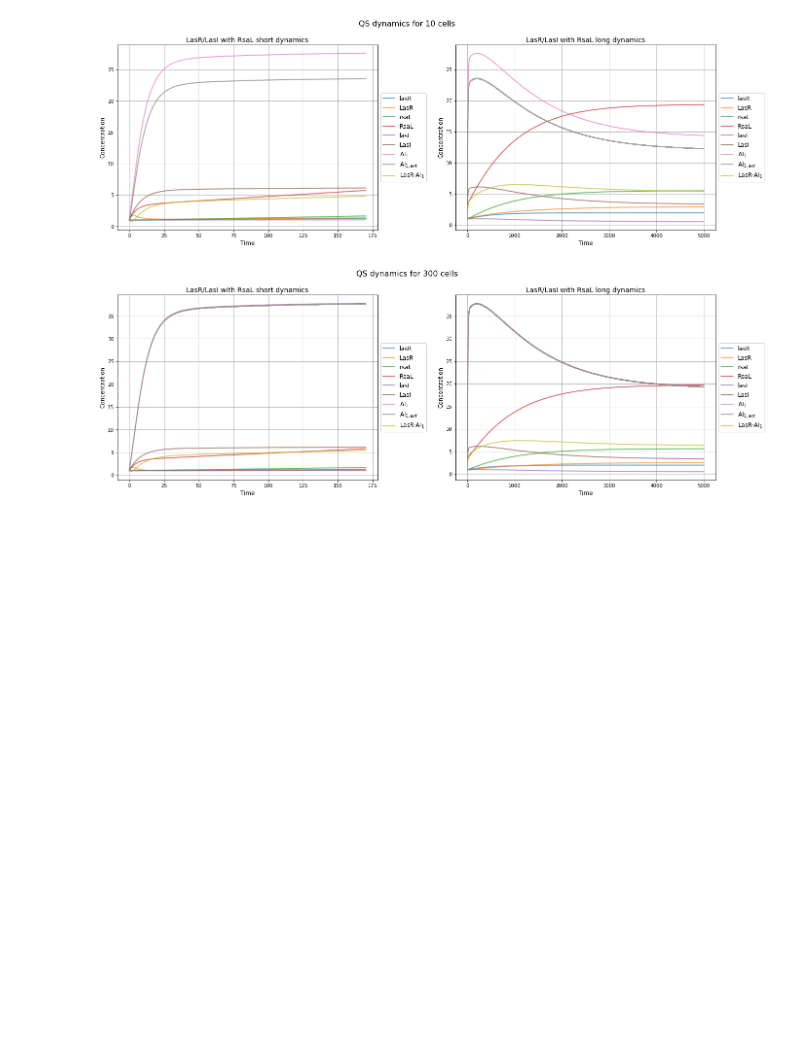
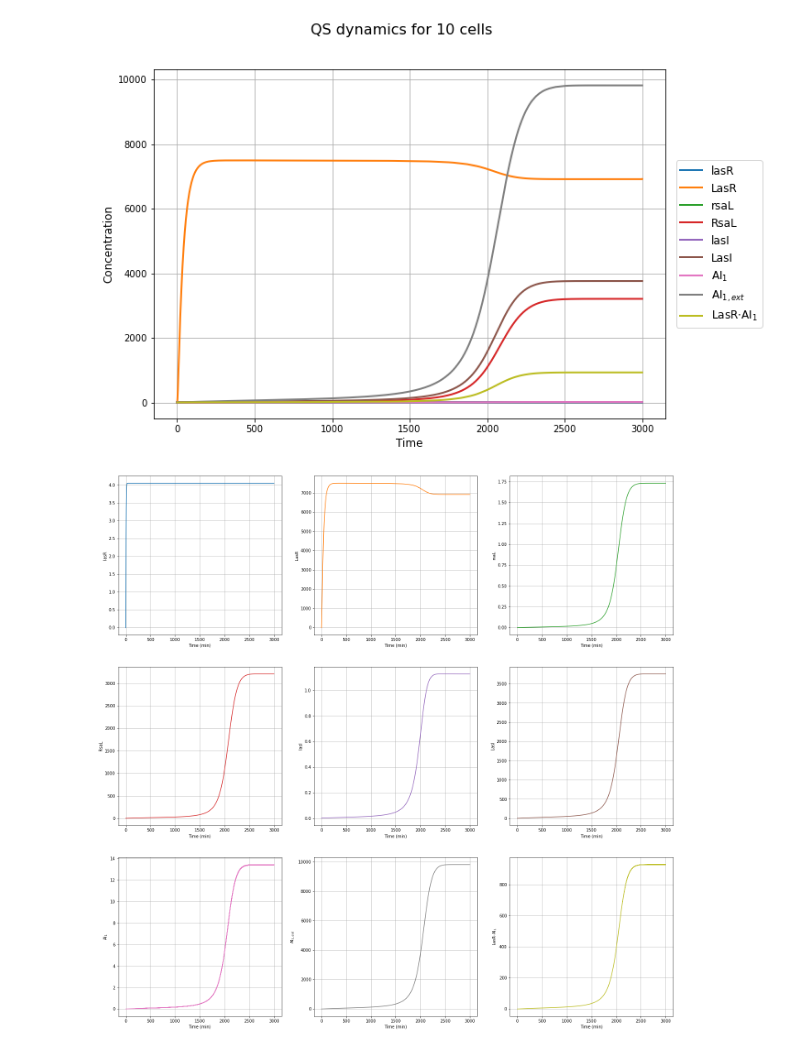
Before and after one commit to alejandrocs98/P-aeruginosa-qs, a Jupyter notebook: qs_deterministic_tesis.ipynb, the cells around one changed output. Cells and saved outputs as stored; diff of their text form; code cells hidden in the pictures; blank space fills up the shorter version.

```diff
--- a/qs_deterministic_tesis.ipynb
+++ b/qs_deterministic_tesis.ipynb
@@ -63,5 +57,0 @@ qs_long_10 = solve_qs(t_span=[0, 5000])
-# %%
-plot_det2(qs_short_10, qs_long_10)
-plt.show()
-# %% [output]
-[figure, removed]
@@ -71,5 +58,9 @@ qs_long_300 = solve_qs(t_span=[0, 5000], N=300)
-# %%
-plot_det2(qs_short_300, qs_long_300, N=300)
-plt.show()
-# %% [output]
-[figure, removed]
+# %%
+qs_10 = solve_qs(t_span=[0, 3000])
+plot_det(qs_10)
+plt.show()
+subplots_det(qs_10)
+plt.show()
+# %% [output]
+[figure, added]
+[figure, added]
```
Also changed, not shown: parts of 5 cells of this notebook, 2 other files.
